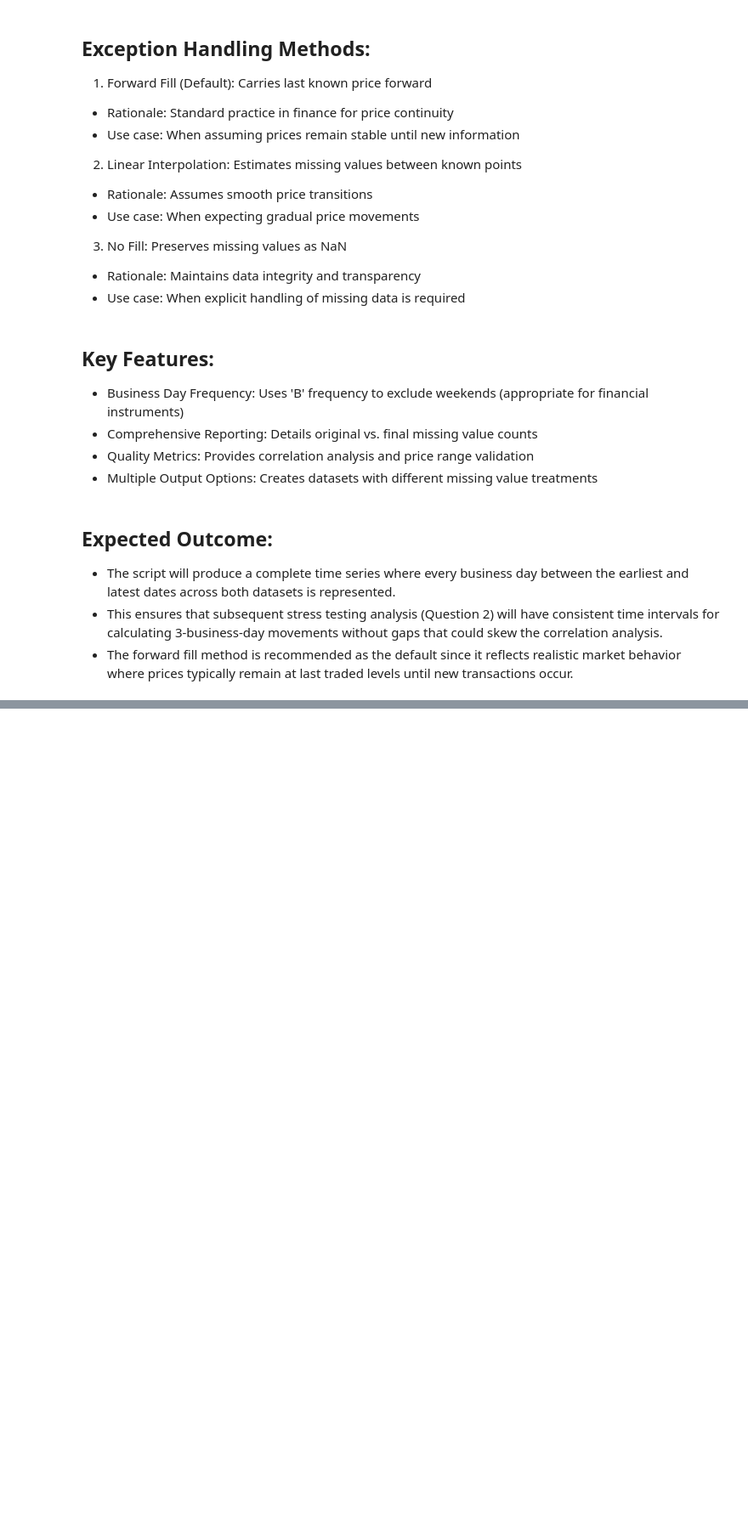
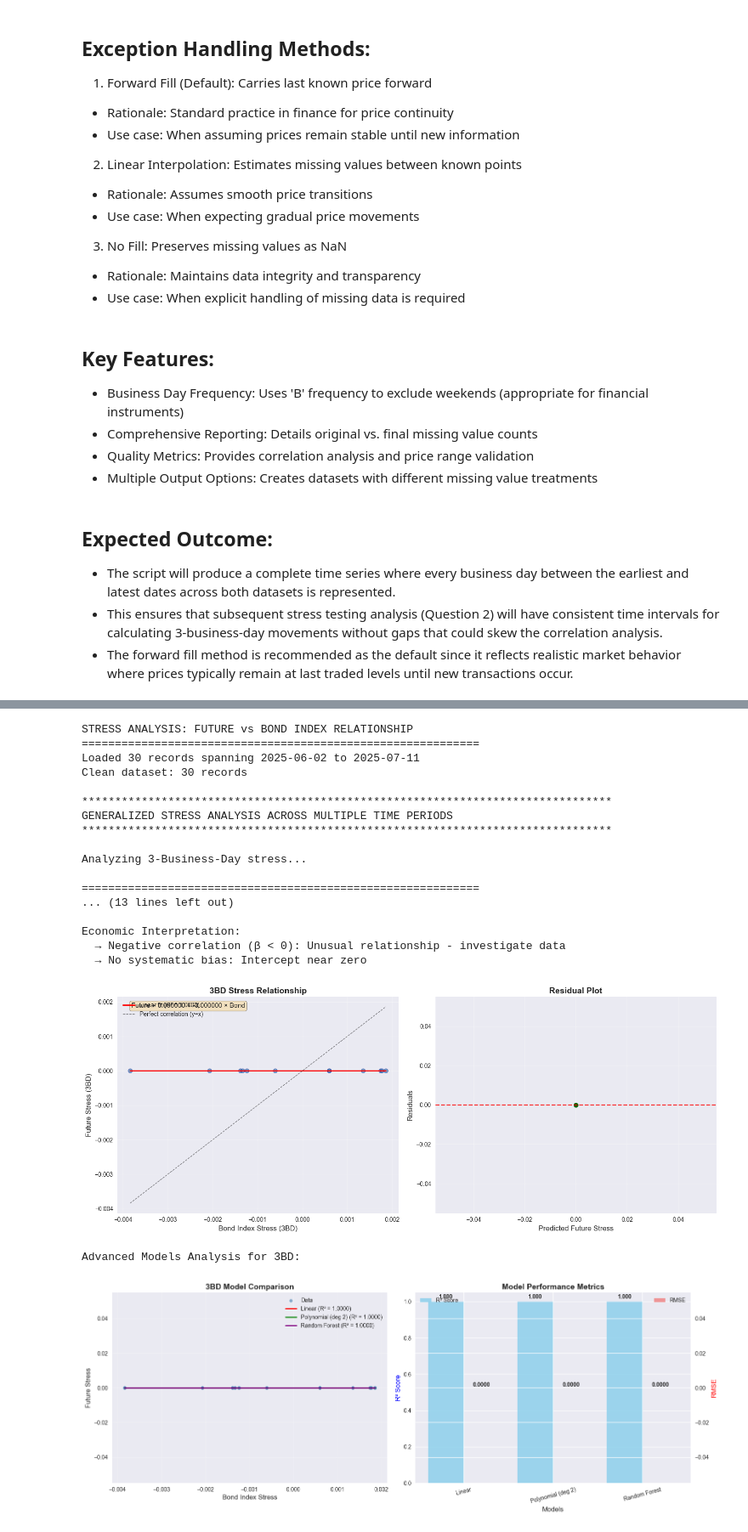
Before and after one commit to JonesRobM/Chenavari_Technical_Interview, a Jupyter notebook: Problem_1/OCR_Finance.ipynb, the cells around one changed output, grey strips where cells are left out. Shown at 85% size. Cells and saved outputs as stored; diff of their text form; code cells hidden in the pictures; blank space fills up the shorter version.

Commit message:
Playing with new models

```diff
--- a/Problem_1/OCR_Finance.ipynb
+++ b/Problem_1/OCR_Finance.ipynb
@@ -509,0 +549,15 @@ plt.show()
+# %%
+def calculate_nbd_stress(prices, n_days=3):
+    """
+    Calculate n-business-day stress: price(today) / price(today - nBD) - 1
+
+    Args:
+        prices (pd.Series): Price series
+        n_days (int): Number of business days for stress calculation
+
+    Returns:
+        pd.Series: Stress values
+    """
+    lagged_prices = prices.shift(n_days)
+    stress = (prices / lagged_prices) - 1
+    return stress
@@ -509,0 +958,44 @@ plt.show()
+# %%
+if __name__ == "__main__":
+    print("STRESS ANALYSIS: FUTURE vs BOND INDEX RELATIONSHIP")
+    print("="*60)
+
+    # Run comprehensive analysis
+    results = generalized_stress_analysis(
+        data_path='financial_data_complete.csv',
+        periods=[3, 7, 14, 21, 30]  # Various business day periods
+    )
+
+    if results:
+        print(f"\n{'*'*60}")
+        print("ANALYSIS COMPLETE")
+        print(f"{'*'*60}")
+        print("Key deliverables provided:")
+        print("✓ 3BD linear model with coefficients and plots")
+        print("✓ 7BD and 14BD models for comparison")
+        print("✓ Generalized framework for any time period")
+        print("✓ Advanced models (polynomial, ML) comparison")
+        print("✓ Economic interpretation and insights")
+    else:
+        print("Analysis failed - please check data file availability.")
+# %% [output]
+STRESS ANALYSIS: FUTURE vs BOND INDEX RELATIONSHIP
+============================================================
+Loaded 30 records spanning 2025-06-02 to 2025-07-11
+Clean dataset: 30 records
+
+********************************************************************************
+GENERALIZED STRESS ANALYSIS ACROSS MULTIPLE TIME PERIODS
+********************************************************************************
+
+Analyzing 3-Business-Day stress...
+
+============================================================
+... (13 lines left out)
+
+Economic Interpretation:
+  → Negative correlation (β < 0): Unusual relationship - investigate data
+  → No systematic bias: Intercept near zero
+[figure, added]
+Advanced Models Analysis for 3BD:
+[figure, added]
```
Also changed, not shown: parts of 13 cells of this notebook, 2 other files.
